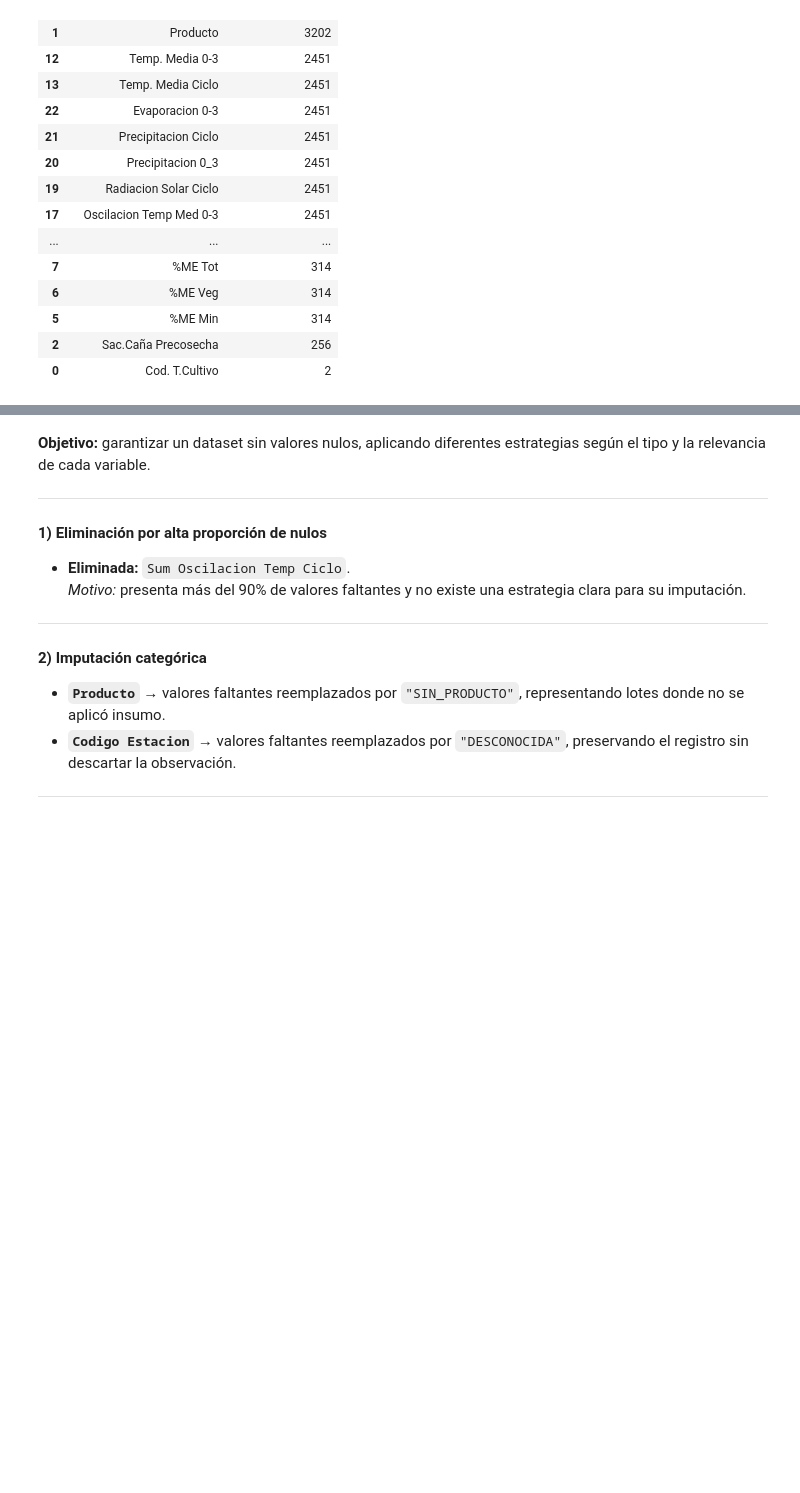
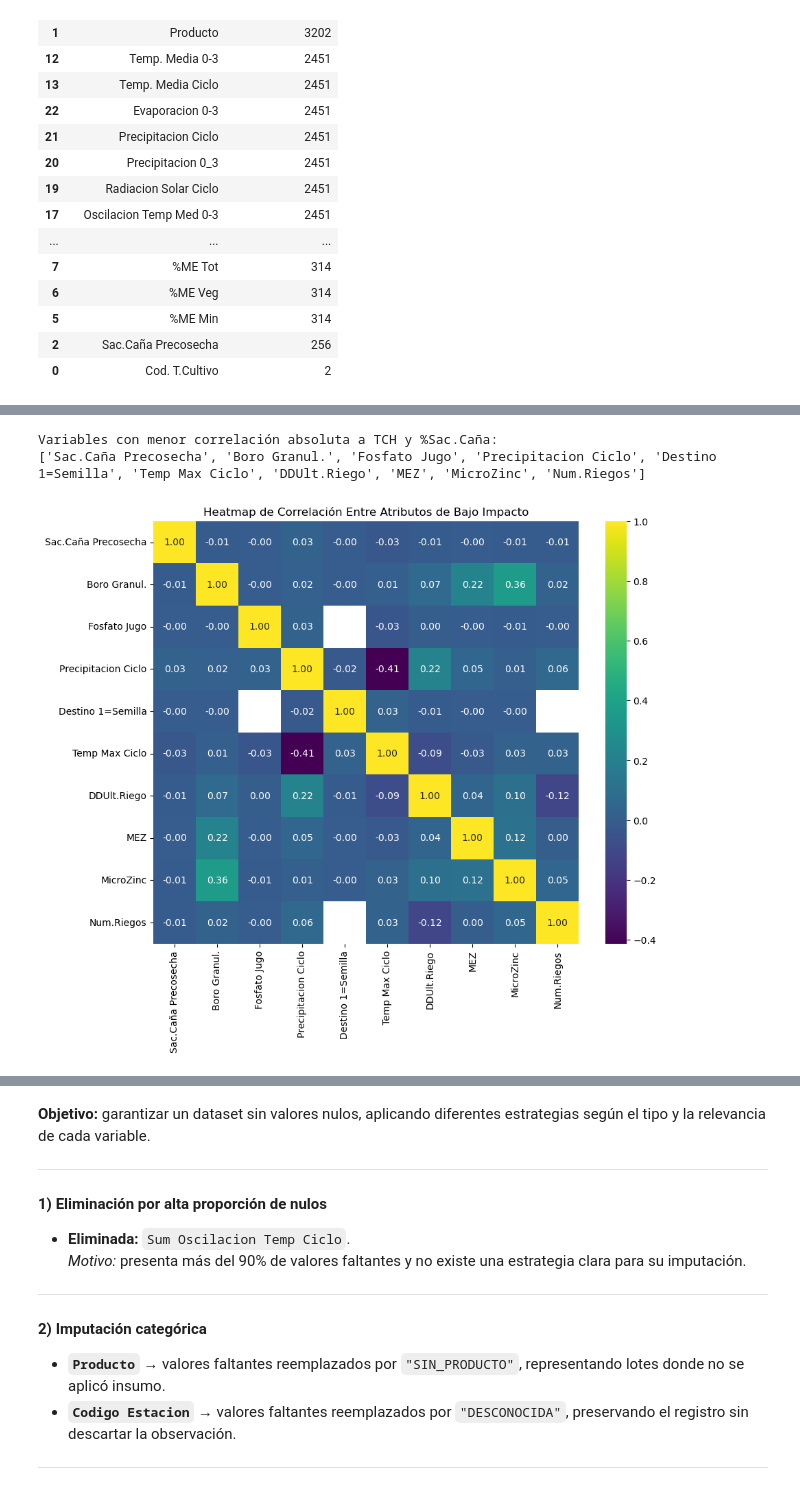
Before and after one commit to Aguado4/Taller-azucarera, a Jupyter notebook: EDA-preparacion.ipynb, the cells around one changed output, grey strips where cells are left out. Drawn from its saved outputs; the diff is of its cells as text; code cells hidden in the pictures; blank space fills up the shorter version.

Commit message:
feat: add heatmap, boxplots and pairplot

```diff
--- a/EDA-preparacion.ipynb
+++ b/EDA-preparacion.ipynb
@@ -601,0 +620,26 @@ Resultados en una tabla ordenada de mayor a menor:
+# %%
+import matplotlib.pyplot as plt
+from sklearn.preprocessing import StandardScaler
+
+# --- 1. Identificar variables con baja correlación a los objetivos ---
+numeric_df_low_corr = df.select_dtypes(include=np.number)
+corr_with_targets = numeric_df_low_corr.corr()[['TCH', '%Sac.Caña']].abs()
+
+# Sumamos la correlación absoluta a ambos targets para tener un ranking de 'impacto'
+corr_with_targets['total_corr'] = corr_with_targets['TCH'] + corr_with_targets['%Sac.Caña']
+
+# Excluimos las propias variables objetivo y las que ya sabemos son leaks o muy correlacionadas
+vars_to_exclude = ['TCH', '%Sac.Caña', 'TonUltCorte', 'TCHM', 'Ton.Azucar', 'Rdto', 'TAH', 'TAHM', 'KATRHM', '%ATR', 'Pureza']
+low_corr_vars = corr_with_targets.drop(vars_to_exclude, errors='ignore').sort_values('total_corr').head(10).index.tolist()
+
+print(f"Variables con menor correlación absoluta a TCH y %Sac.Caña:\n{low_corr_vars}\n")
+
+# --- 2. Heatmap de correlación ENTRE estas variables de bajo impacto ---
+plt.figure(figsize=(10, 8))
+sns.heatmap(df[low_corr_vars].corr(), annot=True, cmap='viridis', fmt=".2f")
+plt.title('Heatmap de Correlación Entre Atributos de Bajo Impacto')
+plt.show()
+# %% [output]
+Variables con menor correlación absoluta a TCH y %Sac.Caña:
+['Sac.Caña Precosecha', 'Boro Granul.', 'Fosfato Jugo', 'Precipitacion Ciclo', 'Destino 1=Semilla', 'Temp Max Ciclo', 'DDUlt.Riego', 'MEZ', 'MicroZinc', 'Num.Riegos']
+[figure, added]
```
Also changed, not shown: parts of 7 cells of this notebook.
